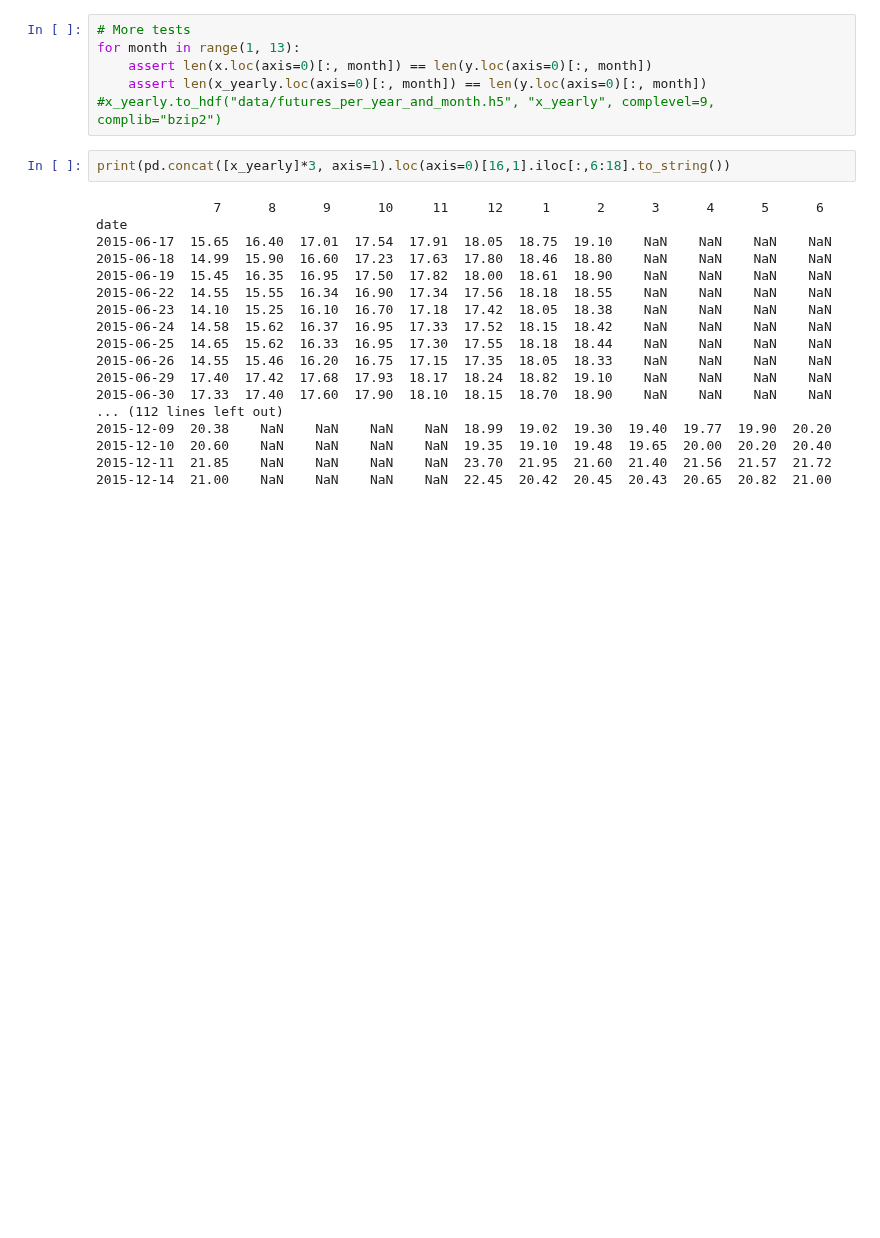
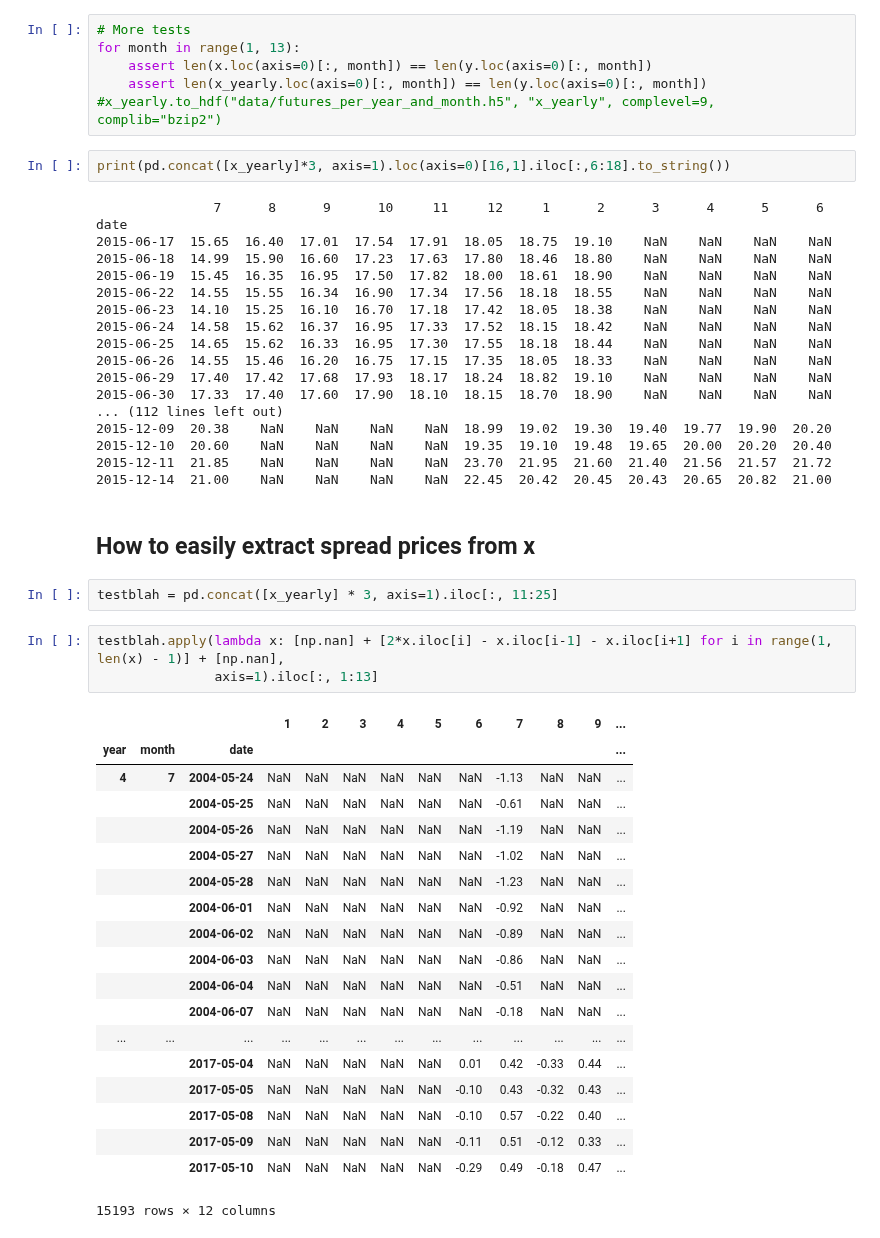
Before and after one commit to leyhline/vix-term-structure, a Jupyter notebook: futureswise.ipynb, the cells around one changed output. Saved outputs shown, nothing was run; the diff lists cells and outputs as text; blank space fills up the shorter version.

Commit message:
Optionally use spread prices as input

```diff
--- a/futureswise.ipynb
+++ b/futureswise.ipynb
@@ -465,3 +465,30 @@ date
 2015-12-10  20.60    NaN    NaN    NaN    NaN  19.35  19.10  19.48  19.65  20.00  20.20  20.40
 2015-12-11  21.85    NaN    NaN    NaN    NaN  23.70  21.95  21.60  21.40  21.56  21.57  21.72
 2015-12-14  21.00    NaN    NaN    NaN    NaN  22.45  20.42  20.45  20.43  20.65  20.82  21.00
+# %% [markdown]
+## How to easily extract spread prices from x
+# %%
+testblah = pd.concat([x_yearly] * 3, axis=1).iloc[:, 11:25]
+# %%
+testblah.apply(lambda x: [np.nan] + [2*x.iloc[i] - x.iloc[i-1] - x.iloc[i+1] for i in range(1, len(x) - 1)] + [np.nan],
+               axis=1).iloc[:, 1:13]
+# %% [output]
+|  |  |  | 1 | 2 | 3 | 4 | 5 | 6 | 7 | 8 | 9 | ... |
+| year | month | date |  |  |  |  |  |  |  |  |  | ... |
+| 4 | 7 | 2004-05-24 | NaN | NaN | NaN | NaN | NaN | NaN | -1.13 | NaN | NaN | ... |
+|  |  | 2004-05-25 | NaN | NaN | NaN | NaN | NaN | NaN | -0.61 | NaN | NaN | ... |
+|  |  | 2004-05-26 | NaN | NaN | NaN | NaN | NaN | NaN | -1.19 | NaN | NaN | ... |
+|  |  | 2004-05-27 | NaN | NaN | NaN | NaN | NaN | NaN | -1.02 | NaN | NaN | ... |
+|  |  | 2004-05-28 | NaN | NaN | NaN | NaN | NaN | NaN | -1.23 | NaN | NaN | ... |
+|  |  | 2004-06-01 | NaN | NaN | NaN | NaN | NaN | NaN | -0.92 | NaN | NaN | ... |
+|  |  | 2004-06-02 | NaN | NaN | NaN | NaN | NaN | NaN | -0.89 | NaN | NaN | ... |
+|  |  | 2004-06-03 | NaN | NaN | NaN | NaN | NaN | NaN | -0.86 | NaN | NaN | ... |
+|  |  | 2004-06-04 | NaN | NaN | NaN | NaN | NaN | NaN | -0.51 | NaN | NaN | ... |
+|  |  | 2004-06-07 | NaN | NaN | NaN | NaN | NaN | NaN | -0.18 | NaN | NaN | ... |
+| ... | ... | ... | ... | ... | ... | ... | ... | ... | ... | ... | ... | ... |
+|  |  | 2017-05-04 | NaN | NaN | NaN | NaN | NaN | 0.01 | 0.42 | -0.33 | 0.44 | ... |
+|  |  | 2017-05-05 | NaN | NaN | NaN | NaN | NaN | -0.10 | 0.43 | -0.32 | 0.43 | ... |
+|  |  | 2017-05-08 | NaN | NaN | NaN | NaN | NaN | -0.10 | 0.57 | -0.22 | 0.40 | ... |
+|  |  | 2017-05-09 | NaN | NaN | NaN | NaN | NaN | -0.11 | 0.51 | -0.12 | 0.33 | ... |
+|  |  | 2017-05-10 | NaN | NaN | NaN | NaN | NaN | -0.29 | 0.49 | -0.18 | 0.47 | ... |
+15193 rows × 12 columns
```
Also changed, not shown: parts of 1 cell of this notebook, 3 other files.
